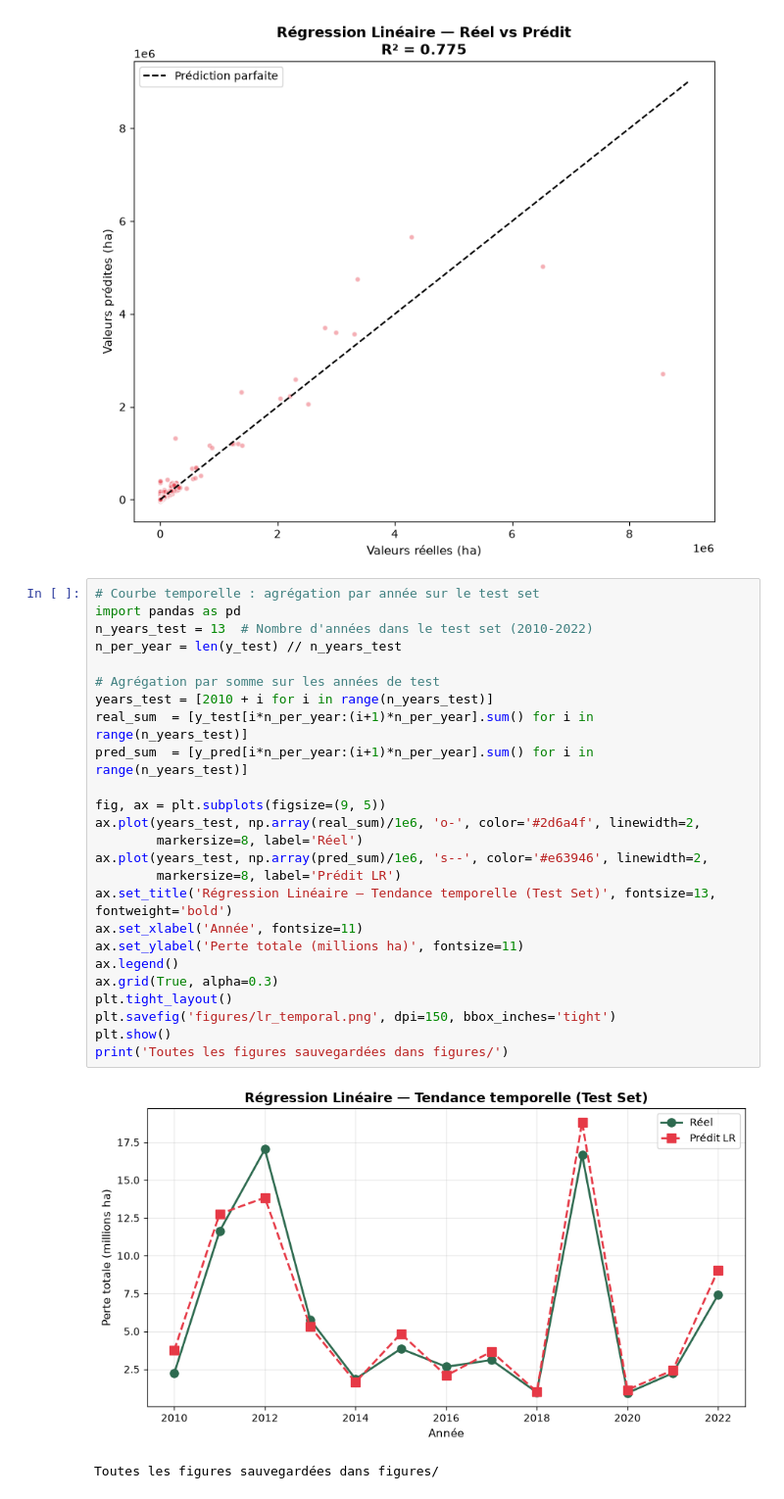
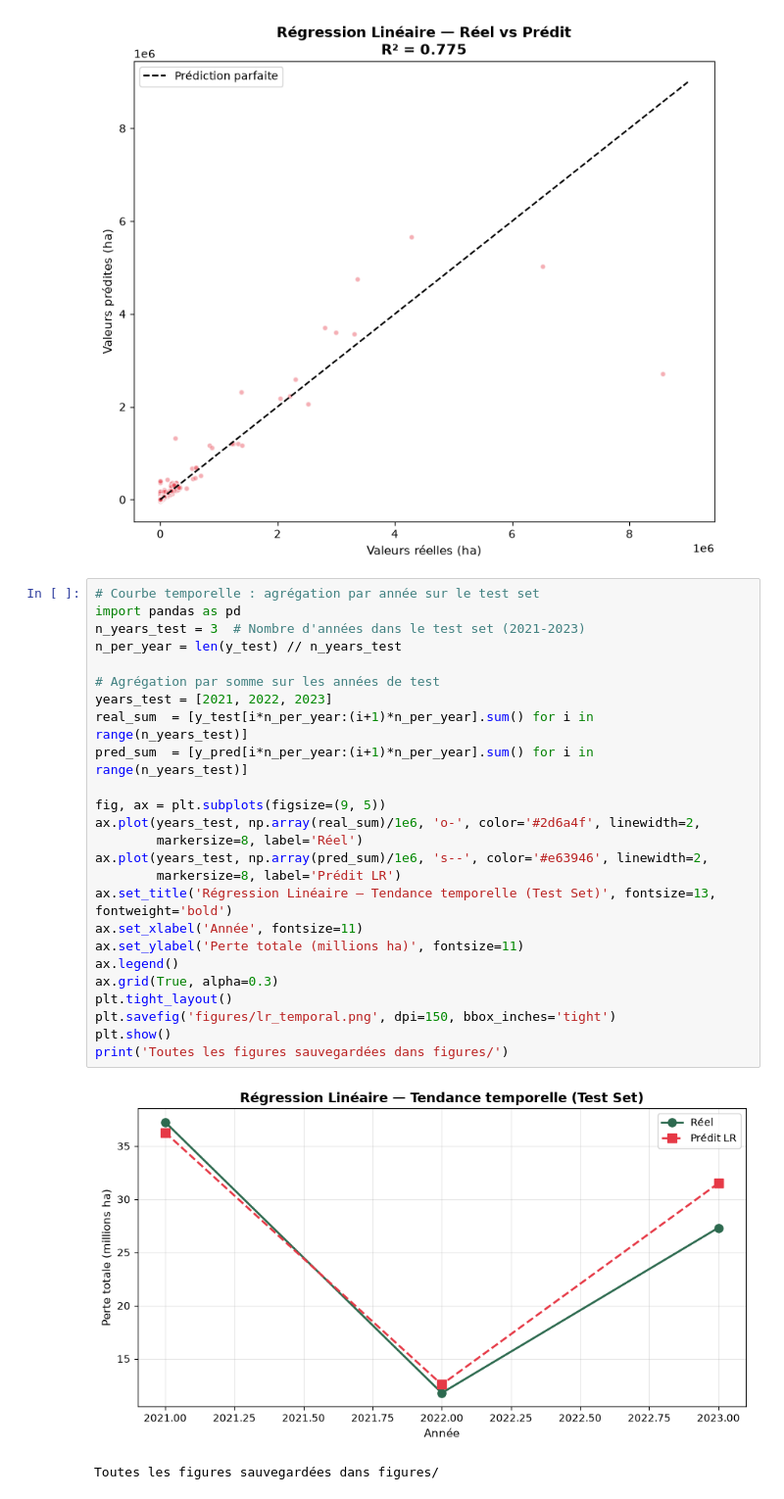
Before and after one commit to Demonta0109/ML-Deforestation-2026, a Jupyter notebook: 02_Linear_Regression.ipynb, the cells around one changed output. Shown at 98% size. Cells and saved outputs as stored; diff of their text form.

Commit message:
back to 3 year for test

```diff
--- a/02_Linear_Regression.ipynb
+++ b/02_Linear_Regression.ipynb
@@ -142,28 +142,28 @@ plt.show()
 # %%
 # Courbe temporelle : agrégation par année sur le test set
 import pandas as pd
-n_years_test = 13  # Nombre d'années dans le test set (2010-2022)
+n_years_test = 3  # Nombre d'années dans le test set (2021-2023)
 n_per_year = len(y_test) // n_years_test
 
 # Agrégation par somme sur les années de test
-years_test = [2010 + i for i in range(n_years_test)]
+years_test = [2021, 2022, 2023]
 real_sum  = [y_test[i*n_per_year:(i+1)*n_per_year].sum() for i in range(n_years_test)]
 pred_sum  = [y_pred[i*n_per_year:(i+1)*n_per_year].sum() for i in range(n_years_test)]
 
 fig, ax = plt.subplots(figsize=(9, 5))
 ax.plot(years_test, np.array(real_sum)/1e6, 'o-', color='#2d6a4f', linewidth=2,
         markersize=8, label='Réel')
 ax.plot(years_test, np.array(pred_sum)/1e6, 's--', color='#e63946', linewidth=2,
         markersize=8, label='Prédit LR')
 ax.set_title('Régression Linéaire — Tendance temporelle (Test Set)', fontsize=13, fontweight='bold')
 ax.set_xlabel('Année', fontsize=11)
 ax.set_ylabel('Perte totale (millions ha)', fontsize=11)
 ax.legend()
 ax.grid(True, alpha=0.3)
 plt.tight_layout()
 plt.savefig('figures/lr_temporal.png', dpi=150, bbox_inches='tight')
 plt.show()
 print('Toutes les figures sauvegardées dans figures/')
 # %% [output]
-[figure, old version]
+[figure, new version]
 Toutes les figures sauvegardées dans figures/
```
Also changed, not shown: parts of 2 cells of this notebook, 2 other files.
